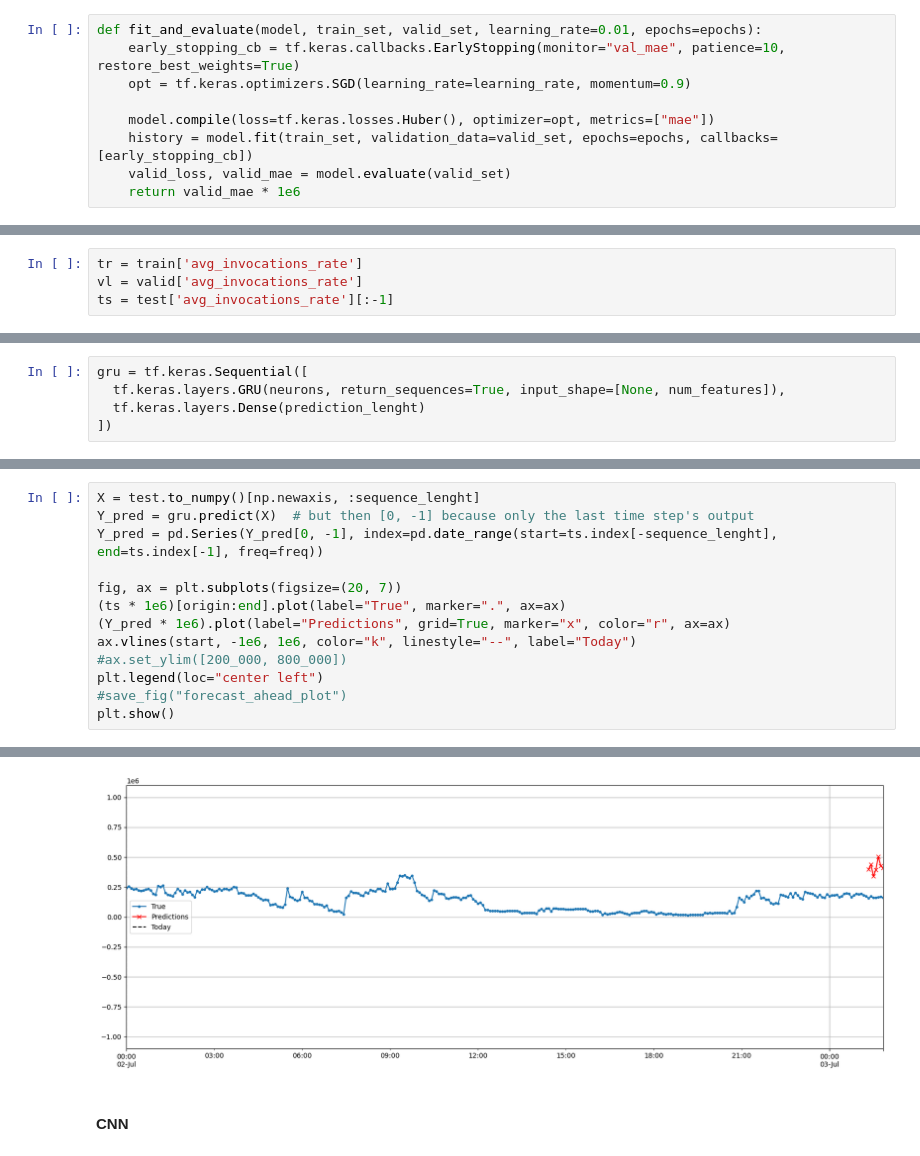
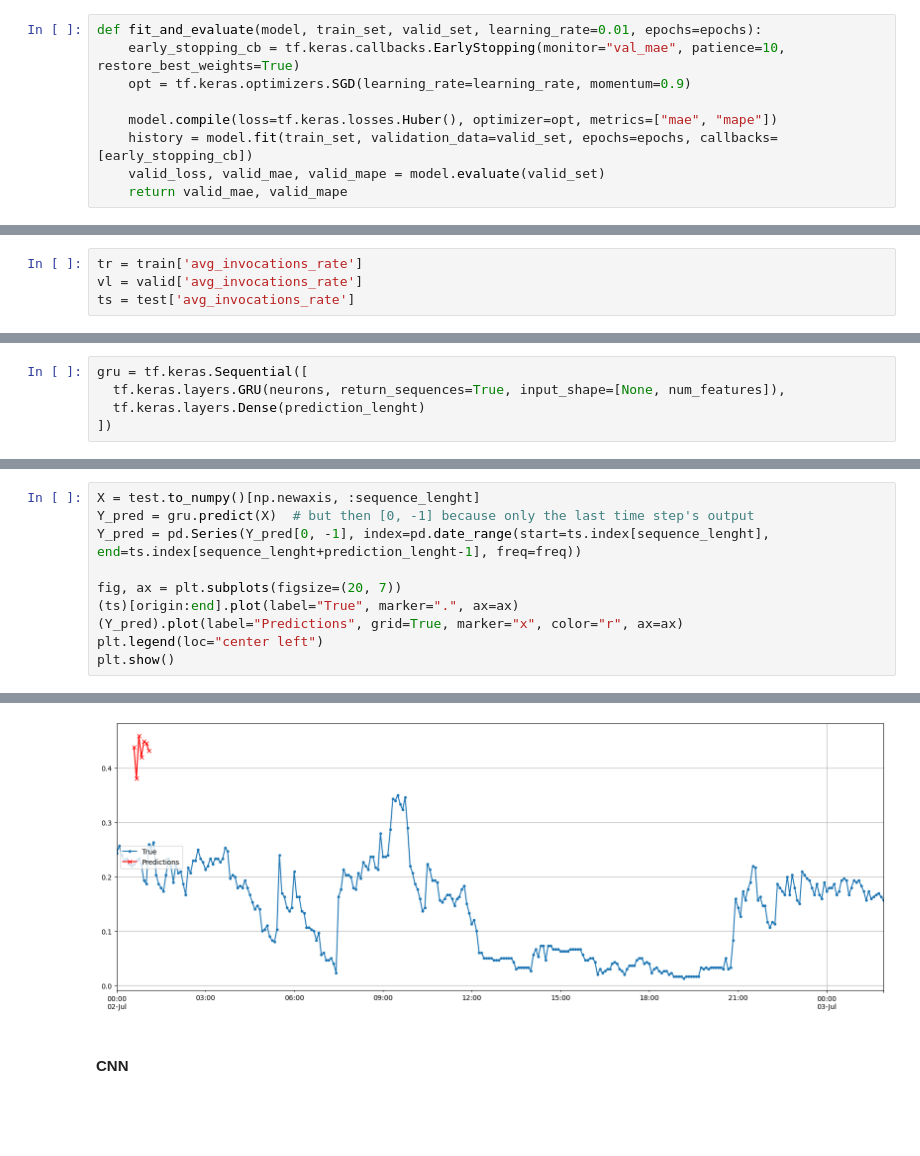
Before and after one commit to AnastasiaBrinati/experiments, a Jupyter notebook: Models300s.ipynb, the cells around one changed output, grey strips where cells are left out. Saved outputs shown, nothing was run; the diff lists cells and outputs as text; blank space fills up the shorter version.

```diff
--- a/Models300s.ipynb
+++ b/Models300s.ipynb
@@ -116,16 +116,16 @@ def fit_and_evaluate(model, train_set, valid_set, learning_rate=0.01, epochs=epo
     early_stopping_cb = tf.keras.callbacks.EarlyStopping(monitor="val_mae", patience=10, restore_best_weights=True)
     opt = tf.keras.optimizers.SGD(learning_rate=learning_rate, momentum=0.9)
 
-    model.compile(loss=tf.keras.losses.Huber(), optimizer=opt, metrics=["mae"])
+    model.compile(loss=tf.keras.losses.Huber(), optimizer=opt, metrics=["mae", "mape"])
     history = model.fit(train_set, validation_data=valid_set, epochs=epochs, callbacks=[early_stopping_cb])
-    valid_loss, valid_mae = model.evaluate(valid_set)
-    return valid_mae * 1e6
+    valid_loss, valid_mae, valid_mape = model.evaluate(valid_set)
+    return valid_mae, valid_mape
 # %% [markdown]
 ### Univariate series
 # %%
 tr = train['avg_invocations_rate']
 vl = valid['avg_invocations_rate']
-ts = test['avg_invocations_rate'][:-1]
+ts = test['avg_invocations_rate']
 # %%
 tf.random.set_seed(seed)  # extra code – ensures reproducibility
 train_ds = tf.keras.utils.timeseries_dataset_from_array(
@@ -724,14 +750,11 @@ Epoch 10/10
 # %%
 X = test.to_numpy()[np.newaxis, :sequence_lenght]
 Y_pred = gru.predict(X)  # but then [0, -1] because only the last time step's output
-Y_pred = pd.Series(Y_pred[0, -1], index=pd.date_range(start=ts.index[-sequence_lenght], end=ts.index[-1], freq=freq))
+Y_pred = pd.Series(Y_pred[0, -1], index=pd.date_range(start=ts.index[sequence_lenght], end=ts.index[sequence_lenght+prediction_lenght-1], freq=freq))
 
 fig, ax = plt.subplots(figsize=(20, 7))
-(ts * 1e6)[origin:end].plot(label="True", marker=".", ax=ax)
-(Y_pred * 1e6).plot(label="Predictions", grid=True, marker="x", color="r", ax=ax)
-ax.vlines(start, -1e6, 1e6, color="k", linestyle="--", label="Today")
-#ax.set_ylim([200_000, 800_000])
+(ts)[origin:end].plot(label="True", marker=".", ax=ax)
+(Y_pred).plot(label="Predictions", grid=True, marker="x", color="r", ax=ax)
 plt.legend(loc="center left")
-#save_fig("forecast_ahead_plot")
 plt.show()
 # %% [output]
@@ -739,4 +762,4 @@ plt.show()
-[figure, old version]
+[figure, new version]
 # %% [markdown]
 #### CNN
 # %%
```
Also changed, not shown: parts of 29 cells of this notebook.
